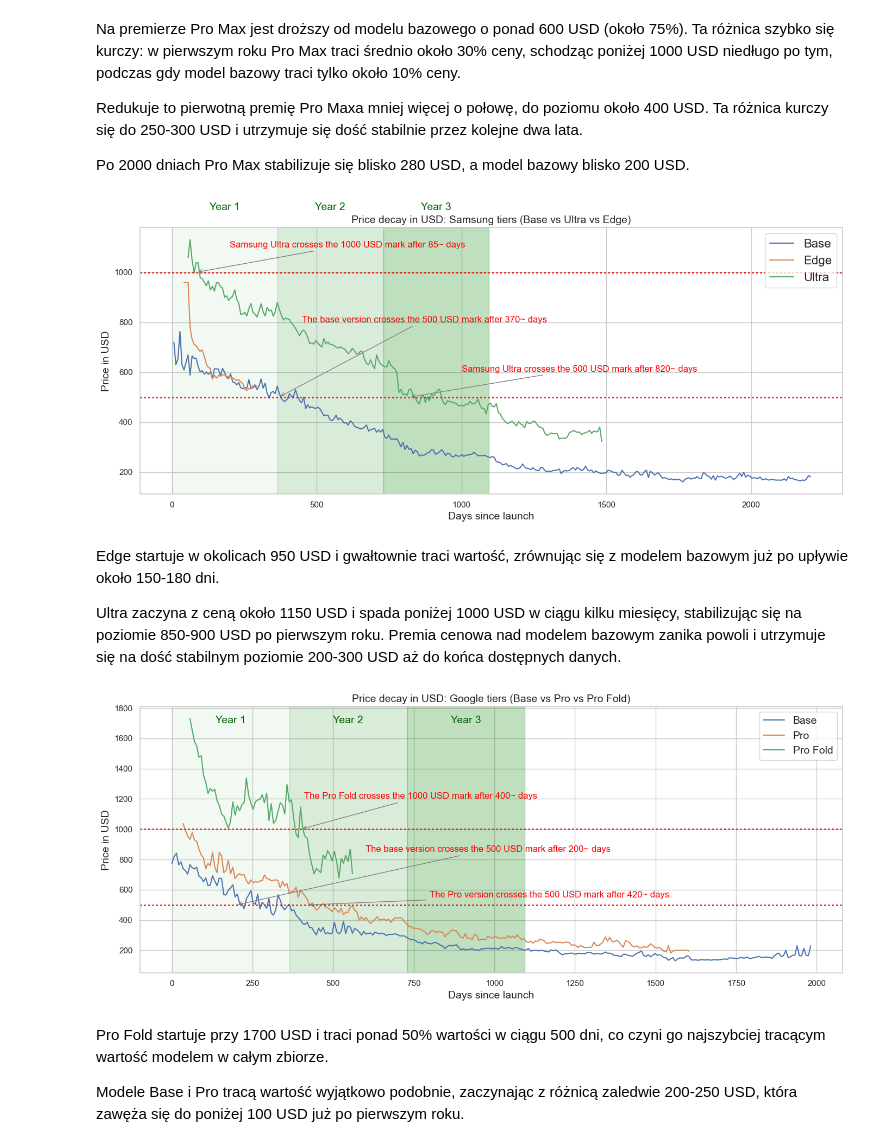
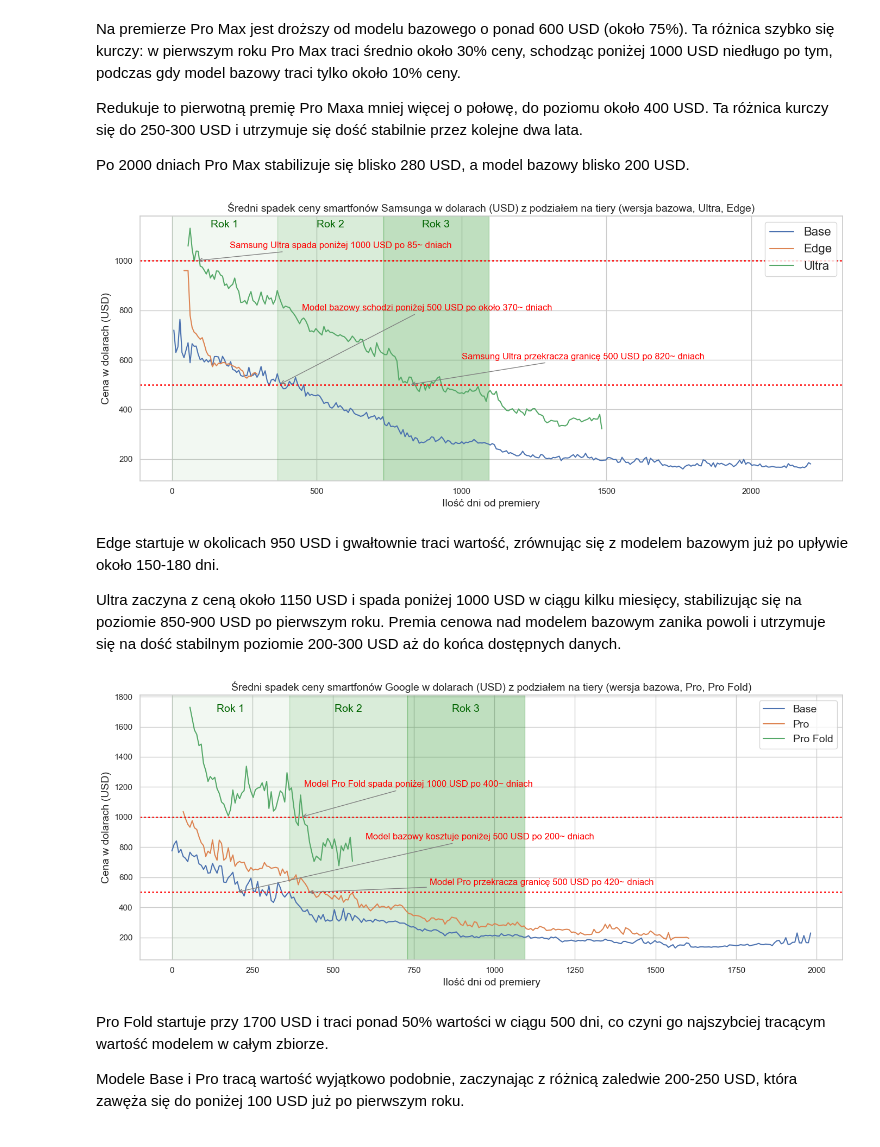
Before and after one commit to ady7ady7/amazon-smartphones-real-data-analysis, a Jupyter notebook: final_project_pl.ipynb, the cells around one changed output. Cells and saved outputs as stored; diff of their text form; code cells hidden in the pictures.

```diff
--- a/final_project_pl.ipynb
+++ b/final_project_pl.ipynb
@@ -28,7 +28,7 @@ sns.set_theme(style='whitegrid')
 
 Główny zbiór danych zawiera po jednym wierszu na każdy ASIN (każdy produkt, np. Iphone 13 Red 64 GB itd.) na tygodniowy snapshot cenowy. Zacznynam od wczytania danych i zbadania ich struktury.
 # %%
-data_folder = '../data/'
+data_folder = './data/'
 for file in os.listdir(data_folder):
     if 'price_history_full' in file:
         df = pd.read_csv(data_folder + file)
@@ -128,7 +128,7 @@ Na początku korzystałem z pierwszej ceny pobranej z historii Keepa, ale ostate
 
 Jako cenę premierową przyjąłem średnią ze wszystkich wariantów pamięci (np. cena iPhone 16 Pro to średnia cen wariantów 128GB, 256GB, 512GB, 1TB). Zamiast daty rozpoczęcia śledzenia przez Keepa, która bywa opóźniona o kilka miesięcy, używam `official_premiere_date` z tej tabeli jako punktu odniesienia dla wszystkich obliczeń,
 # %%
-original_launch_ref = pd.read_csv('../data/official_launch_prices.csv')
+original_launch_ref = pd.read_csv('./data/official_launch_prices.csv')
 
 print(f"{original_launch_ref.shape[0]} submodels")
 original_launch_ref.head(10)
@@ -863,51 +864,54 @@ Ta różnica kurczy się do 250-300 USD i utrzymuje się dość stabilnie przez
 
 Po 2000 dniach Pro Max stabilizuje się blisko 280 USD, a model bazowy blisko 200 USD.
 # %%
+
 samsung_dollar_df = df[(df['brand'] == 'Samsung') & (df['tier'].isin(['Base', 'Ultra', 'Edge']))].groupby(['tier', 'days_rounded'])['NEW'].mean().reset_index()
 
 plt.subplots(figsize=(14, 6))
 sns.lineplot(data=samsung_dollar_df, x='days_rounded', y='NEW', hue='tier')
-plt.title('Price decay in USD: Samsung tiers (Base vs Ultra vs Edge)', fontsize=14)
-plt.xlabel('Days since launch', fontsize=14)
-plt.ylabel('Price in USD', fontsize=14)
+plt.title('Średni spadek ceny smartfonów Samsunga w dolarach (USD) z podziałem na tiery (wersja bazowa, Ultra, Edge)', fontsize=14)
+plt.xlabel('Ilość dni od premiery', fontsize=14)
+plt.ylabel('Cena w dolarach (USD)', fontsize=14)
 
 plt.axhline(1000, color='red', linestyle='dotted', linewidth=2) #horizontal lines for 1000 USD and 500 USD mark
 plt.axhline(500, color='red', linestyle='dotted', linewidth=2)
 
 plt.legend(loc='upper right', fontsize=16)
 plt.tight_layout()
 
 plt.axvspan(0, 365, alpha=0.05, color='green') #YEARLY vertical spans for years
 plt.axvspan(365, 730, alpha=0.15, color='green')
 plt.axvspan(730, 1095, alpha=0.25, color='green')
-plt.text(182, 1250, 'Year 1', fontsize=14, color='darkgreen', ha='center')
-plt.text(547, 1250, 'Year 2', fontsize=14, color='darkgreen', ha='center')
-plt.text(912, 1250, 'Year 3', fontsize=14, color='darkgreen', ha='center')
+plt.text(182, 1135, 'Rok 1', fontsize=14, color='darkgreen', ha='center')
+plt.text(547, 1135, 'Rok 2', fontsize=14, color='darkgreen', ha='center')
+plt.text(912, 1135, 'Rok 3', fontsize=14, color='darkgreen', ha='center')
 
 plt.annotate(
-    text = 'Samsung Ultra crosses the 1000 USD mark after 85~ days',
+    text = 'Samsung Ultra spada poniżej 1000 USD po 85~ dniach',
     xy = (85, 1000),
-    xytext= (200, 1100),
+    xytext= (200, 1050),
     arrowprops=dict(arrowstyle='->', color='gray'), fontsize=12, color='red'
     )
 
 plt.annotate(
-    text = 'Samsung Ultra crosses the 500 USD mark after 820~ days',
+    text = 'Samsung Ultra przekracza granicę 500 USD po 820~ dniach',
     xy = (820, 500),
     xytext= (1000, 603),
     arrowprops=dict(arrowstyle='->', color='gray'), fontsize=12, color='red'
     )
 
 plt.annotate(
-    text = 'The base version crosses the 500 USD mark after 370~ days',
+    text = 'Model bazowy schodzi poniżej 500 USD po około 370~ dniach',
     xy = (370, 500),
     xytext= (450, 800),
     arrowprops=dict(arrowstyle='->', color='gray'), fontsize=12, color='red'
     )
 
+
+plt.savefig('wykres9.png', dpi=300, bbox_inches='tight')
 plt.show()
 # %% [output]
-[figure, old version]
+[figure, new version]
 # %% [markdown]
 Edge startuje w okolicach 950 USD i gwałtownie traci wartość, zrównując się z modelem bazowym już po upływie około 150-180 dni.
 
@@ -917,9 +921,9 @@ google_dollar_df = df[(df['brand'] == 'Google') & (df['tier'].isin(['Base', 'Pro
 
 plt.subplots(figsize=(14, 6))
 sns.lineplot(data=google_dollar_df, x='days_rounded', y='NEW', hue='tier')
-plt.title('Price decay in USD: Google tiers (Base vs Pro vs Pro Fold)', fontsize = 14)
-plt.xlabel('Days since launch', fontsize = 14)
-plt.ylabel('Price in USD', fontsize = 14)
+plt.title('Średni spadek ceny smartfonów Google w dolarach (USD) z podziałem na tiery (wersja bazowa, Pro, Pro Fold)', fontsize=14)
+plt.xlabel('Ilość dni od premiery', fontsize=14)
+plt.ylabel('Cena w dolarach (USD)', fontsize=14)
 
 plt.axhline(1000, color='red', linestyle='dotted', linewidth=2) #horizontal lines for 500/1000 USD marks
 plt.axhline(500, color='red', linestyle='dotted', linewidth=2)
@@ -930,37 +934,37 @@ plt.tight_layout()
 plt.axvspan(0, 365, alpha=0.05, color='green') #YEARLY vertical spans for years
 plt.axvspan(365, 730, alpha=0.15, color='green')
 plt.axvspan(730, 1095, alpha=0.25, color='green')
-plt.text(182, 1700, 'Year 1', fontsize=14, color='darkgreen', ha='center')
-plt.text(547, 1700, 'Year 2', fontsize=14, color='darkgreen', ha='center')
-plt.text(912, 1700, 'Year 3', fontsize=14, color='darkgreen', ha='center')
+plt.text(182, 1700, 'Rok 1', fontsize=14, color='darkgreen', ha='center')
+plt.text(547, 1700, 'Rok 2', fontsize=14, color='darkgreen', ha='center')
+plt.text(912, 1700, 'Rok 3', fontsize=14, color='darkgreen', ha='center')
 
 #annotations
 plt.annotate(
-    text = 'The Pro Fold crosses the 1000 USD mark after 400~ days',
+    text = 'Model Pro Fold spada poniżej 1000 USD po 400~ dniach',
     xy = (400, 1000),
     xytext= (410, 1200),
     arrowprops=dict(arrowstyle='->', color='gray'), fontsize=12, color='red'
     )
 
 plt.annotate(
-    text = 'The Pro version crosses the 500 USD mark after 420~ days',
+    text = 'Model Pro przekracza granicę 500 USD po 420~ dniach',
     xy = (420, 500),
     xytext= (800, 550),
     arrowprops=dict(arrowstyle='->', color='gray'), fontsize=12, color='red'
     )
 
 plt.annotate(
-    text = 'The base version crosses the 500 USD mark after 200~ days',
+    text = 'Model bazowy kosztuje poniżej 500 USD po 200~ dniach',
     xy = (200, 500),
     xytext= (600, 850),
     arrowprops=dict(arrowstyle='->', color='gray'), fontsize=12, color='red'
     )
 
 
-
+plt.savefig('wykres8.png', dpi=300, bbox_inches='tight')
 plt.show()
 # %% [output]
-[figure, old version]
+[figure, new version]
 # %% [markdown]
 Pro Fold startuje przy 1700 USD i traci ponad 50% wartości w ciągu 500 dni, co czyni go najszybciej tracącym wartość modelem w całym zbiorze.
 
```
Also changed, not shown: parts of 18 cells of this notebook, 3 other files.
